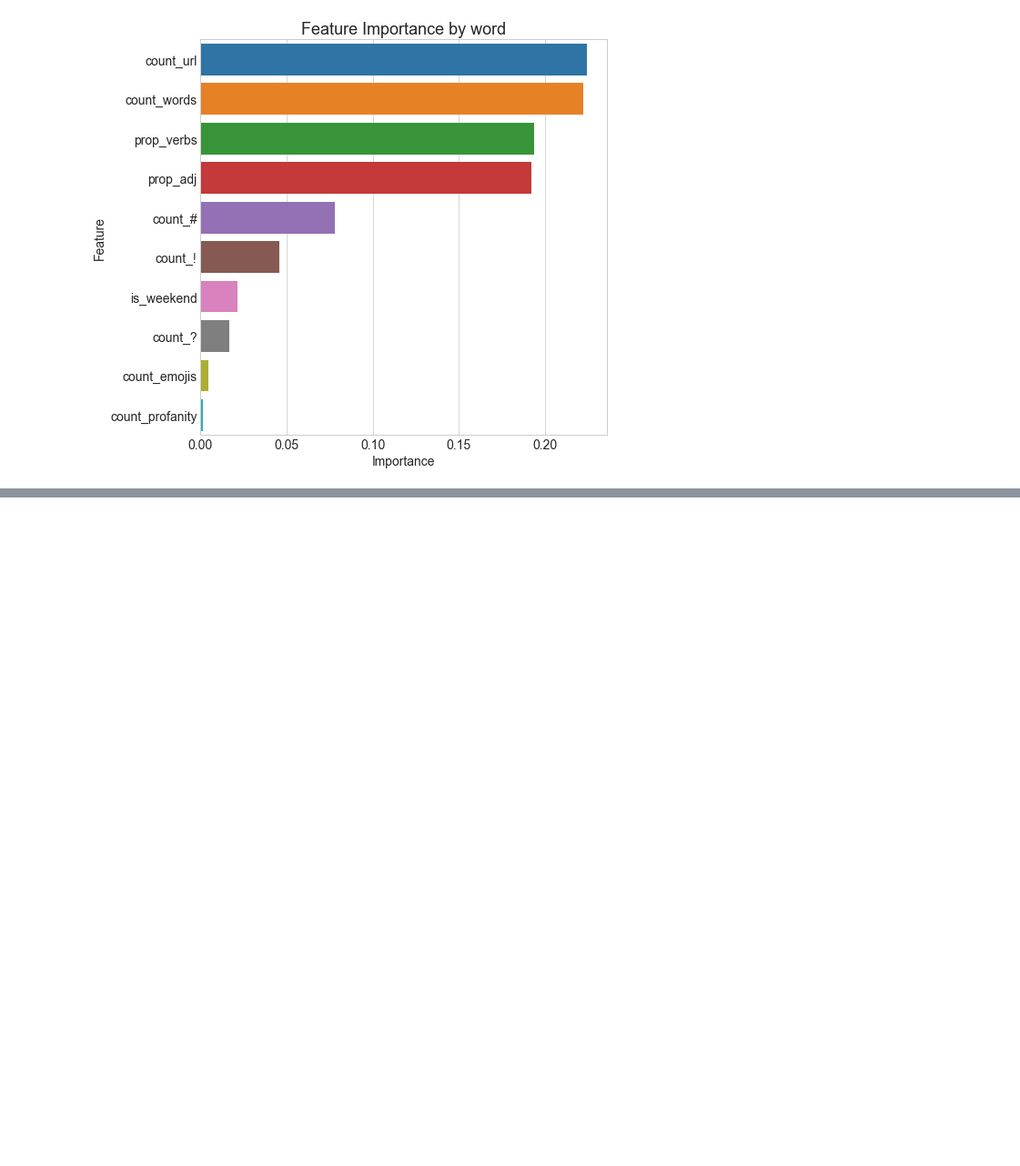
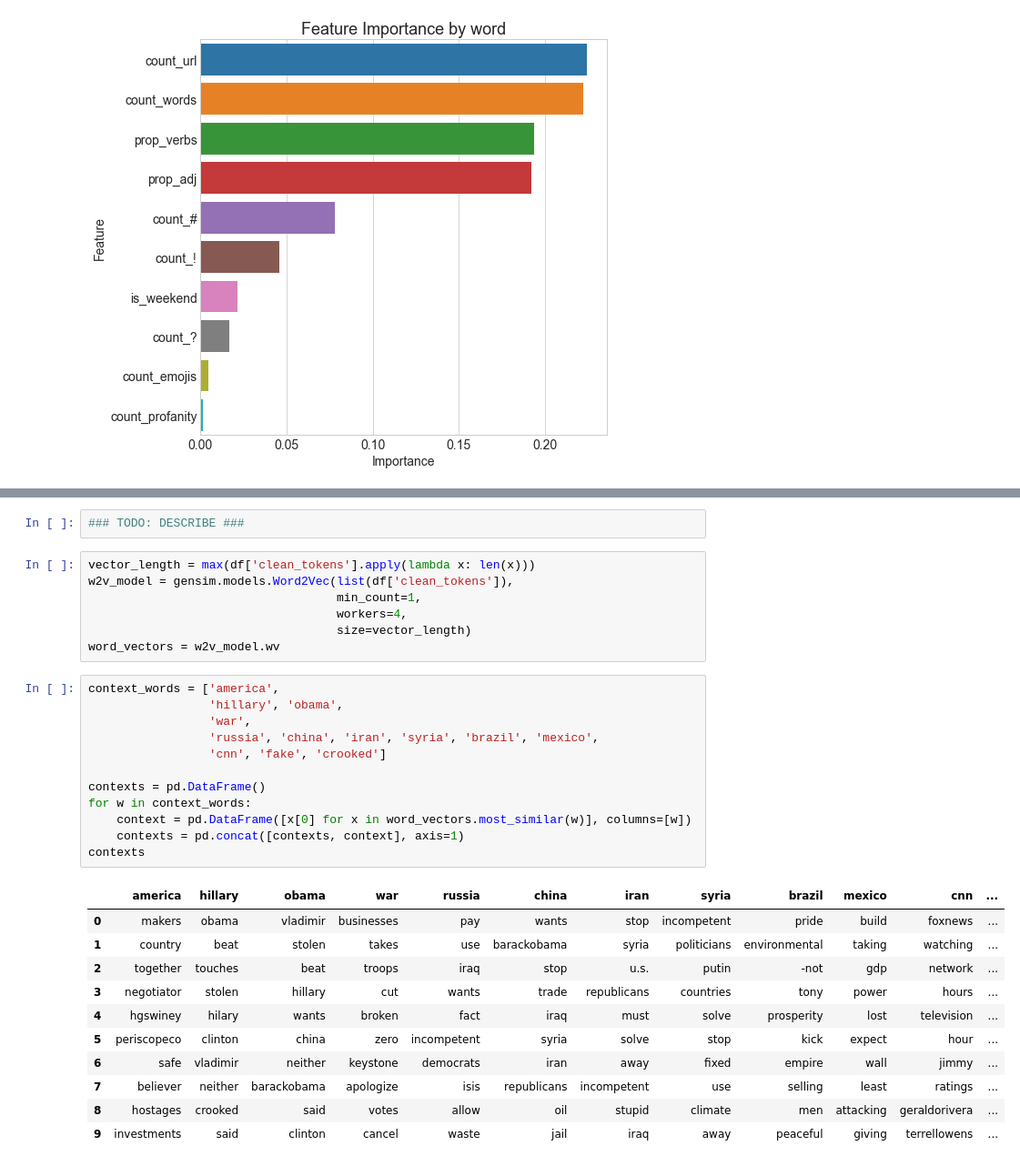
Before and after one commit to atulkumarin/project, a Jupyter notebook: analysis/project-report.ipynb, the cells around one changed output, grey strips where cells are left out. Shown at 91% size. Saved outputs shown, nothing was run; the diff lists cells and outputs as text; blank space fills up the shorter version.

```diff
--- a/analysis/project-report.ipynb
+++ b/analysis/project-report.ipynb
@@ -153,0 +194,33 @@ Out-of-bag score: 69.8%
+# %%
+### TODO: DESCRIBE ###
+# %%
+vector_length = max(df['clean_tokens'].apply(lambda x: len(x)))
+w2v_model = gensim.models.Word2Vec(list(df['clean_tokens']),
+                                   min_count=1,
+                                   workers=4,
+                                   size=vector_length)
+word_vectors = w2v_model.wv
+# %%
+context_words = ['america',
+                 'hillary', 'obama',
+                 'war',
+                 'russia', 'china', 'iran', 'syria', 'brazil', 'mexico',
+                 'cnn', 'fake', 'crooked']
+
+contexts = pd.DataFrame()
+for w in context_words:
+    context = pd.DataFrame([x[0] for x in word_vectors.most_similar(w)], columns=[w])
+    contexts = pd.concat([contexts, context], axis=1)
+contexts
+# %% [output]
+|  | america | hillary | obama | war | russia | china | iran | syria | brazil | mexico | cnn | ... |
+| 0 | makers | obama | vladimir | businesses | pay | wants | stop | incompetent | pride | build | foxnews | ... |
+| 1 | country | beat | stolen | takes | use | barackobama | syria | politicians | environmental | taking | watching | ... |
+| 2 | together | touches | beat | troops | iraq | stop | u.s. | putin | -not | gdp | network | ... |
+| 3 | negotiator | stolen | hillary | cut | wants | trade | republicans | countries | tony | power | hours | ... |
+| 4 | hgswiney | hilary | wants | broken | fact | iraq | must | solve | prosperity | lost | television | ... |
+| 5 | periscopeco | clinton | china | zero | incompetent | syria | solve | stop | kick | expect | hour | ... |
+| 6 | safe | vladimir | neither | keystone | democrats | iran | away | fixed | empire | wall | jimmy | ... |
+| 7 | believer | neither | barackobama | apologize | isis | republicans | incompetent | use | selling | least | ratings | ... |
+| 8 | hostages | crooked | said | votes | allow | oil | stupid | climate | men | attacking | geraldorivera | ... |
+| 9 | investments | said | clinton | cancel | waste | jail | iraq | away | peaceful | giving | terrellowens | ... |
```
Also changed, not shown: parts of 15 cells of this notebook.
